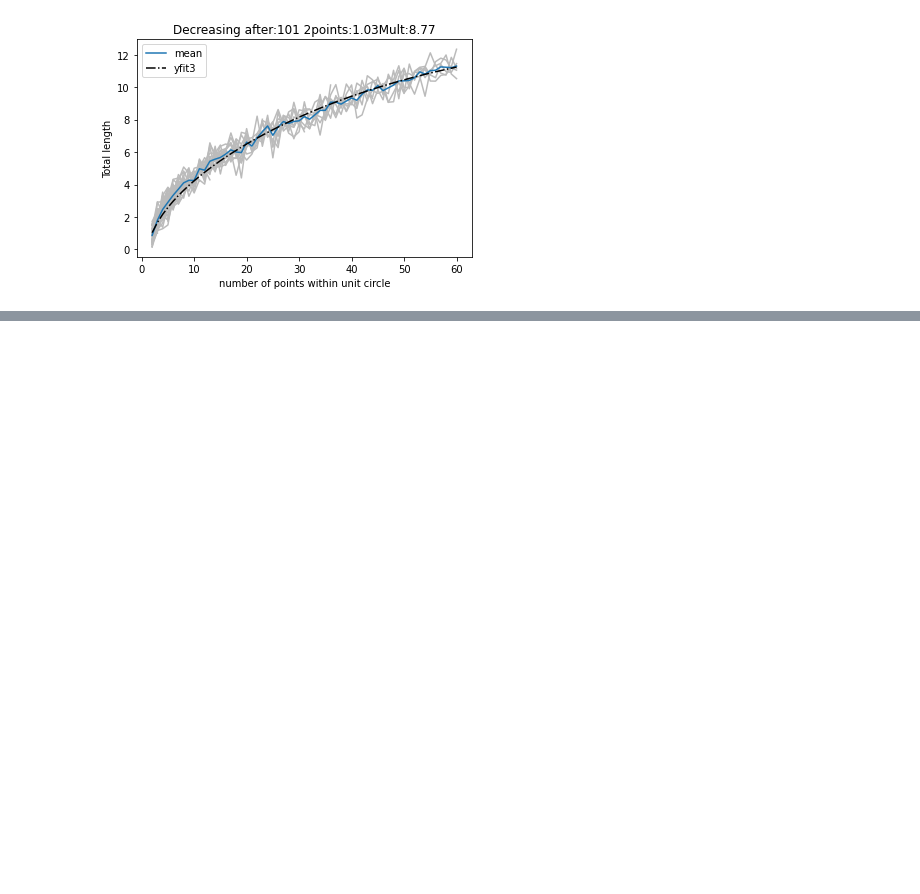
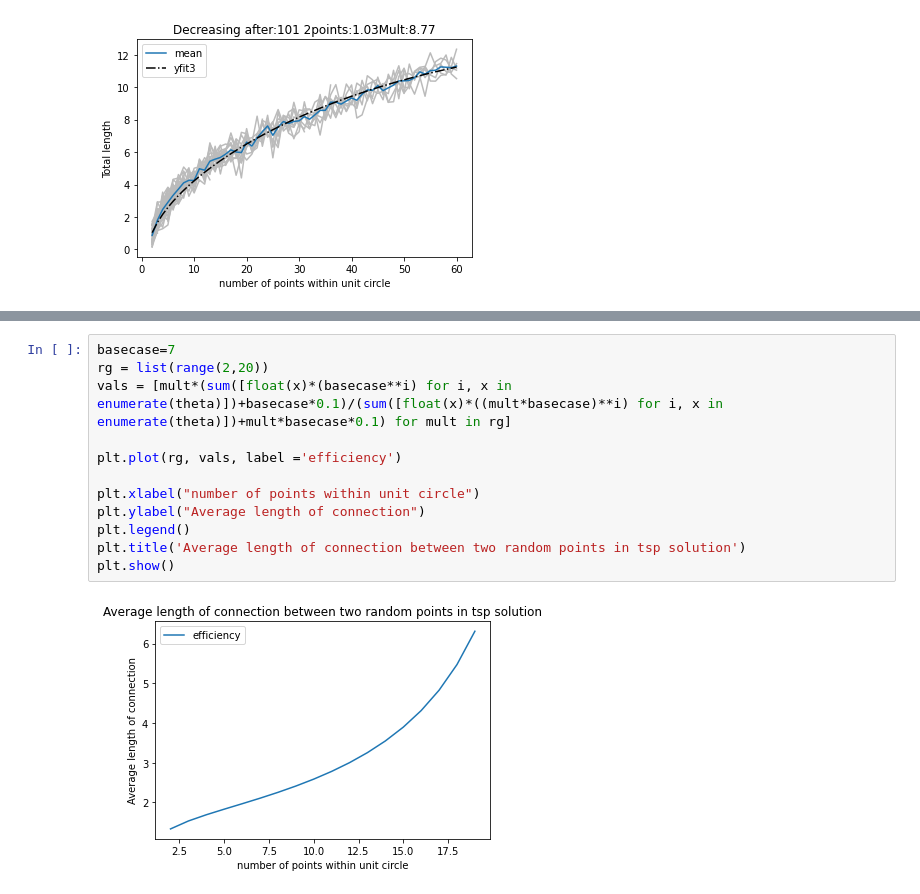
Before and after one commit to maximylius/drt_guesstimates, a Jupyter notebook: circleDistance.ipynb, the cells around one changed output, grey strips where cells are left out. Drawn from its saved outputs; the diff is of its cells as text; blank space fills up the shorter version.

```diff
--- a/circleDistance.ipynb
+++ b/circleDistance.ipynb
@@ -168,0 +216,14 @@ plt.show()
+# %%
+basecase=7
+rg = list(range(2,20))
+vals = [mult*(sum([float(x)*(basecase**i) for i, x in enumerate(theta)])+basecase*0.1)/(sum([float(x)*((mult*basecase)**i) for i, x in enumerate(theta)])+mult*basecase*0.1) for mult in rg]
+
+plt.plot(rg, vals, label ='efficiency')
+
+plt.xlabel("number of points within unit circle")
+plt.ylabel("Average length of connection")
+plt.legend()
+plt.title('Average length of connection between two random points in tsp solution')
+plt.show()
+# %% [output]
+[figure, added]
```
Also changed, not shown: parts of 4 cells of this notebook, 1 other file.
